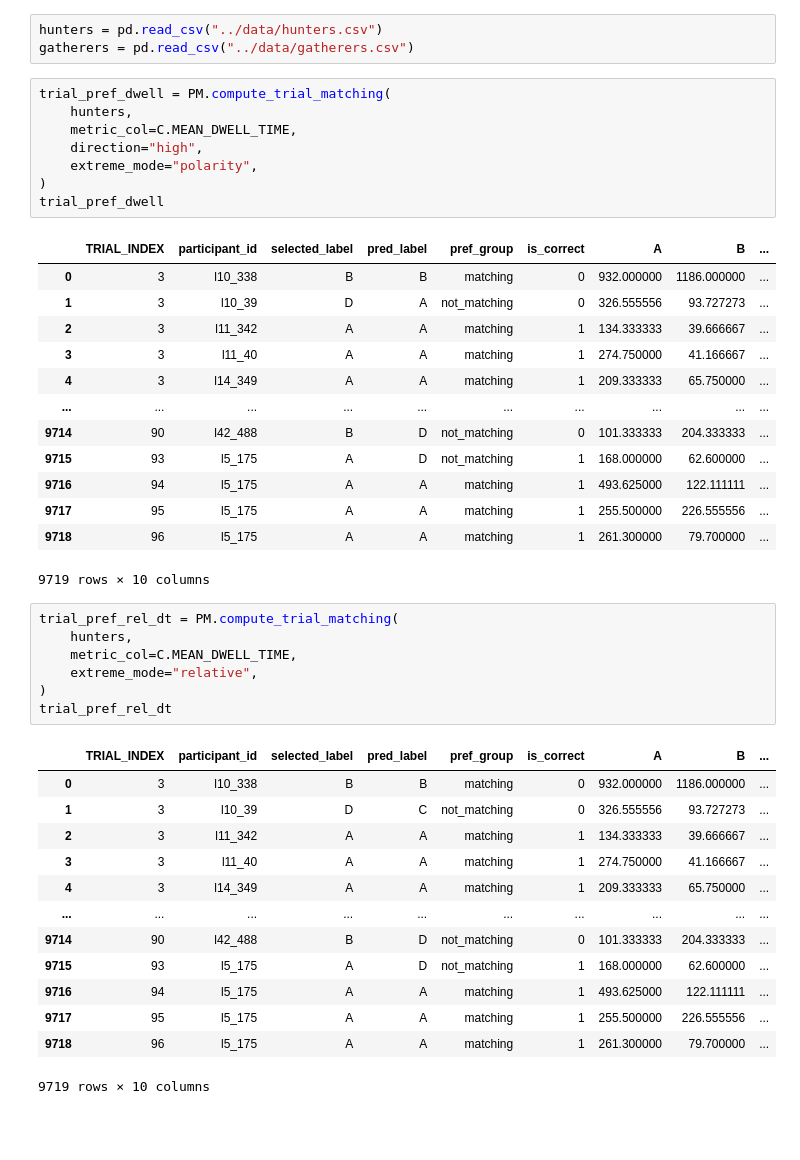
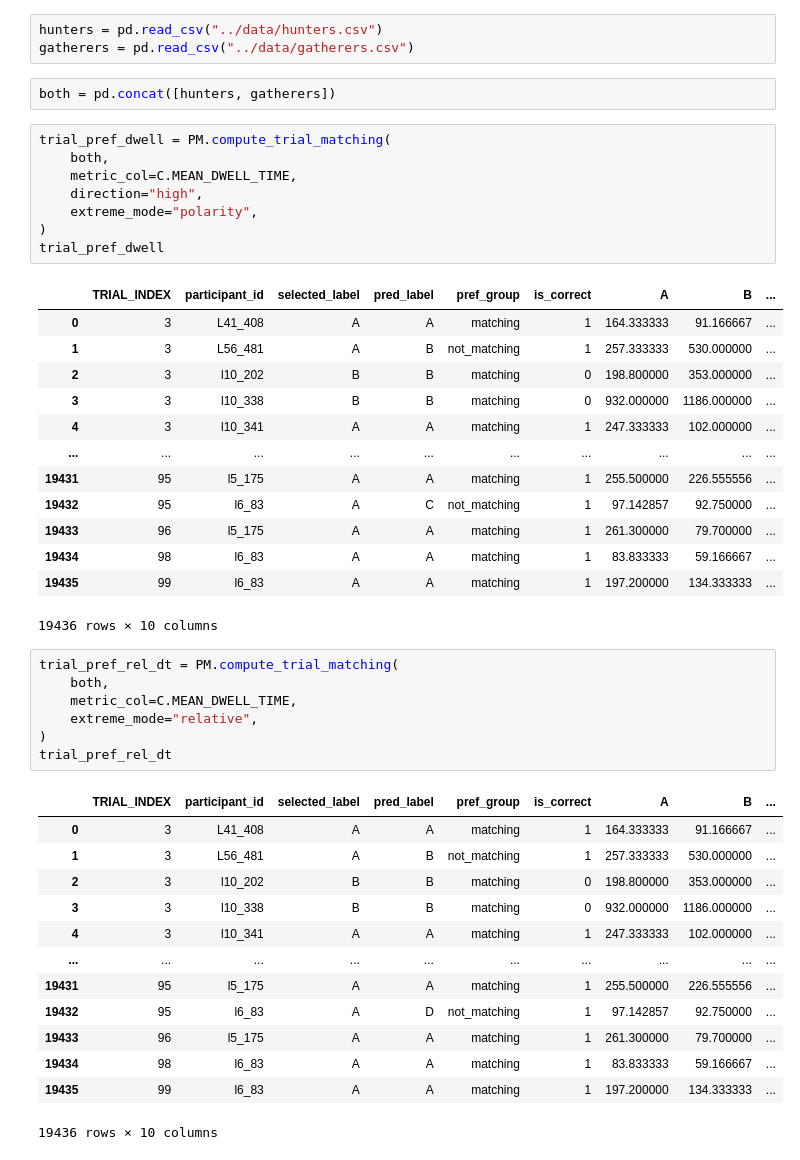
Before and after one commit to Mormorfor/QA_eyetracking, a Jupyter notebook: notebooks/participant_interest_uniformity.ipynb, the cells around one changed output. Saved outputs shown, nothing was run; the diff lists cells and outputs as text; blank space fills up the shorter version.

```diff
--- a/notebooks/participant_interest_uniformity.ipynb
+++ b/notebooks/participant_interest_uniformity.ipynb
@@ -13,49 +15,51 @@ reload(PM)
 # %%
 hunters = pd.read_csv("../data/hunters.csv")
 gatherers = pd.read_csv("../data/gatherers.csv")
+# %%
+both = pd.concat([hunters, gatherers])
 # %%
 trial_pref_dwell = PM.compute_trial_matching(
-    hunters,
+    both,
     metric_col=C.MEAN_DWELL_TIME,
     direction="high",
     extreme_mode="polarity",
 )
 trial_pref_dwell
 # %% [output]
 |  | TRIAL_INDEX | participant_id | selected_label | pred_label | pref_group | is_correct | A | B | ... |
-| 0 | 3 | l10_338 | B | B | matching | 0 | 932.000000 | 1186.000000 | ... |
-| 1 | 3 | l10_39 | D | A | not_matching | 0 | 326.555556 | 93.727273 | ... |
-| 2 | 3 | l11_342 | A | A | matching | 1 | 134.333333 | 39.666667 | ... |
-| 3 | 3 | l11_40 | A | A | matching | 1 | 274.750000 | 41.166667 | ... |
-| 4 | 3 | l14_349 | A | A | matching | 1 | 209.333333 | 65.750000 | ... |
+| 0 | 3 | L41_408 | A | A | matching | 1 | 164.333333 | 91.166667 | ... |
+| 1 | 3 | L56_481 | A | B | not_matching | 1 | 257.333333 | 530.000000 | ... |
+| 2 | 3 | l10_202 | B | B | matching | 0 | 198.800000 | 353.000000 | ... |
+| 3 | 3 | l10_338 | B | B | matching | 0 | 932.000000 | 1186.000000 | ... |
+| 4 | 3 | l10_341 | A | A | matching | 1 | 247.333333 | 102.000000 | ... |
 | ... | ... | ... | ... | ... | ... | ... | ... | ... | ... |
-| 9714 | 90 | l42_488 | B | D | not_matching | 0 | 101.333333 | 204.333333 | ... |
-| 9715 | 93 | l5_175 | A | D | not_matching | 1 | 168.000000 | 62.600000 | ... |
-| 9716 | 94 | l5_175 | A | A | matching | 1 | 493.625000 | 122.111111 | ... |
-| 9717 | 95 | l5_175 | A | A | matching | 1 | 255.500000 | 226.555556 | ... |
-| 9718 | 96 | l5_175 | A | A | matching | 1 | 261.300000 | 79.700000 | ... |
+| 19431 | 95 | l5_175 | A | A | matching | 1 | 255.500000 | 226.555556 | ... |
+| 19432 | 95 | l6_83 | A | C | not_matching | 1 | 97.142857 | 92.750000 | ... |
+| 19433 | 96 | l5_175 | A | A | matching | 1 | 261.300000 | 79.700000 | ... |
+| 19434 | 98 | l6_83 | A | A | matching | 1 | 83.833333 | 59.166667 | ... |
+| 19435 | 99 | l6_83 | A | A | matching | 1 | 197.200000 | 134.333333 | ... |
-9719 rows × 10 columns
+19436 rows × 10 columns
 # %%
 trial_pref_rel_dt = PM.compute_trial_matching(
-    hunters,
+    both,
     metric_col=C.MEAN_DWELL_TIME,
     extreme_mode="relative",
 )
 trial_pref_rel_dt
 # %% [output]
 |  | TRIAL_INDEX | participant_id | selected_label | pred_label | pref_group | is_correct | A | B | ... |
-| 0 | 3 | l10_338 | B | B | matching | 0 | 932.000000 | 1186.000000 | ... |
-| 1 | 3 | l10_39 | D | C | not_matching | 0 | 326.555556 | 93.727273 | ... |
-| 2 | 3 | l11_342 | A | A | matching | 1 | 134.333333 | 39.666667 | ... |
-| 3 | 3 | l11_40 | A | A | matching | 1 | 274.750000 | 41.166667 | ... |
-| 4 | 3 | l14_349 | A | A | matching | 1 | 209.333333 | 65.750000 | ... |
+| 0 | 3 | L41_408 | A | A | matching | 1 | 164.333333 | 91.166667 | ... |
+| 1 | 3 | L56_481 | A | B | not_matching | 1 | 257.333333 | 530.000000 | ... |
+| 2 | 3 | l10_202 | B | B | matching | 0 | 198.800000 | 353.000000 | ... |
+| 3 | 3 | l10_338 | B | B | matching | 0 | 932.000000 | 1186.000000 | ... |
+| 4 | 3 | l10_341 | A | A | matching | 1 | 247.333333 | 102.000000 | ... |
 | ... | ... | ... | ... | ... | ... | ... | ... | ... | ... |
-| 9714 | 90 | l42_488 | B | D | not_matching | 0 | 101.333333 | 204.333333 | ... |
-| 9715 | 93 | l5_175 | A | D | not_matching | 1 | 168.000000 | 62.600000 | ... |
-| 9716 | 94 | l5_175 | A | A | matching | 1 | 493.625000 | 122.111111 | ... |
-| 9717 | 95 | l5_175 | A | A | matching | 1 | 255.500000 | 226.555556 | ... |
-| 9718 | 96 | l5_175 | A | A | matching | 1 | 261.300000 | 79.700000 | ... |
+| 19431 | 95 | l5_175 | A | A | matching | 1 | 255.500000 | 226.555556 | ... |
+| 19432 | 95 | l6_83 | A | D | not_matching | 1 | 97.142857 | 92.750000 | ... |
+| 19433 | 96 | l5_175 | A | A | matching | 1 | 261.300000 | 79.700000 | ... |
+| 19434 | 98 | l6_83 | A | A | matching | 1 | 83.833333 | 59.166667 | ... |
+| 19435 | 99 | l6_83 | A | A | matching | 1 | 197.200000 | 134.333333 | ... |
-9719 rows × 10 columns
+19436 rows × 10 columns
 # %%
 base_cols = [
     C.TRIAL_ID,
```
Also changed, not shown: parts of 6 cells of this notebook, 3 other files.
